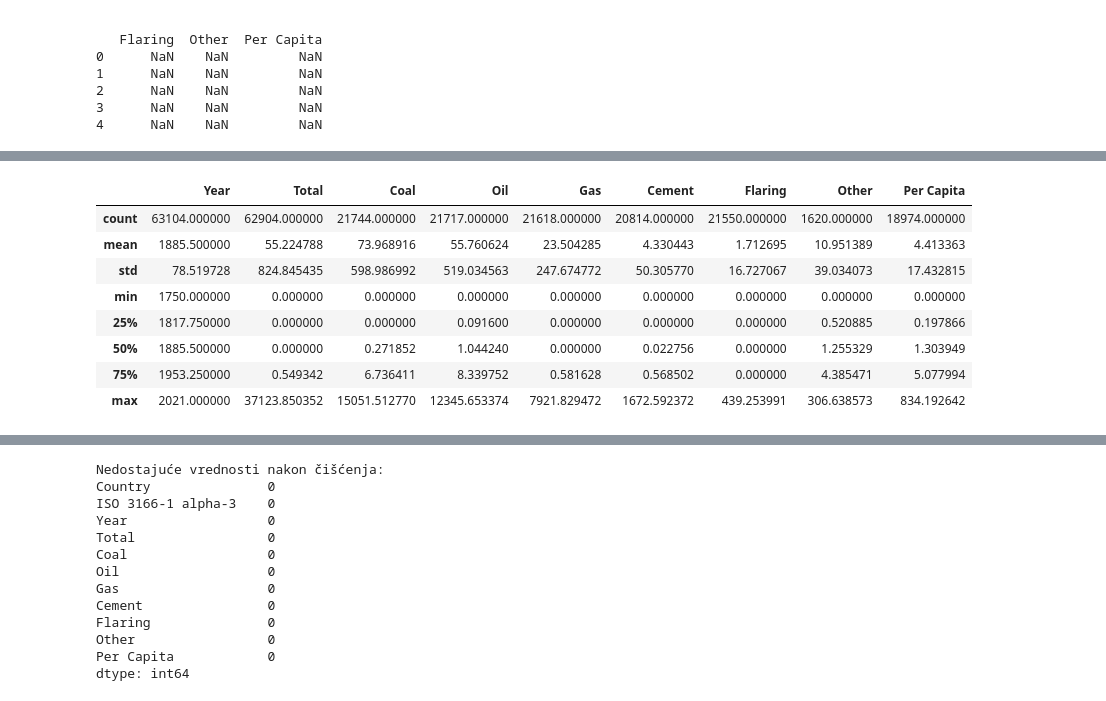
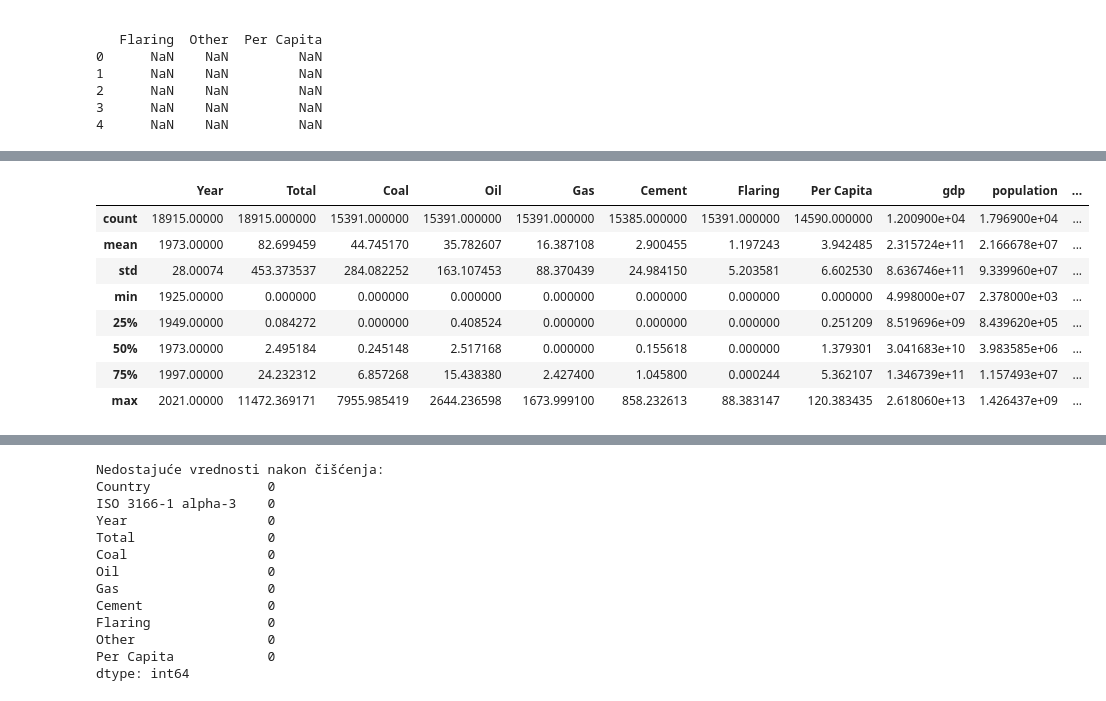
Before and after one commit to tamaracvijan/zagadjenje-vazduha, a Jupyter notebook: analiza1.ipynb, the cells around one changed output, grey strips where cells are left out. Cells and saved outputs as stored; diff of their text form; code cells hidden in the pictures.

Commit message:
Promena kategorickih u numericke, sredjivanje nedostajucih vrednosti

```diff
--- a/analiza1.ipynb
+++ b/analiza1.ipynb
@@ -24,0 +72,4 @@ print(df.head())  # prvih 5 redova
+# %%
+df_1925 = df_1925.drop(columns=['Other'])
+print(df_1925.shape)
+print(df_1925.columns.tolist())
@@ -24,0 +142,10 @@ print(df.head())  # prvih 5 redova
+# %%
+# Ukloni duplirane kolone
+df_merged = df_merged.drop(columns=['country', 'year'])
+
+print(f"Originalni dataset: {df_1925.shape}")
+print(f"Nakon spajanja: {df_merged.shape}")
+print(f"\nMissing vrednosti novih kolona:")
+print(df_merged[['gdp', 'population', 'energy_per_capita',
+                  'primary_energy_consumption', 'co2_per_gdp',
+                  'methane', 'nitrous_oxide']].isnull().sum())
@@ -24,0 +169,29 @@ print(df.head())  # prvih 5 redova
+# %%
+nije_drzava = [
+
+    'Global', 'International Transport', 'Kuwaiti Oil Fires',
+
+
+    'French Equatorial Africa', 'French West Africa',
+    'Leeward Islands', 'Ryukyu Islands',
+    'St. Kitts-Nevis-Anguilla',
+    'Panama Canal Zone',
+
+
+    'Anguilla', 'Antarctica', 'Bermuda',
+    'Bonaire, Saint Eustatius and Saba', 'British Virgin Islands',
+    'Christmas Island', 'Cook Islands', 'Curaçao',
+    'Faeroe Islands', 'French Guiana', 'French Polynesia',
+    'Greenland', 'Guadeloupe', 'Hong Kong', 'Macao',
+    'Martinique', 'Mayotte', 'Montserrat', 'New Caledonia',
+    'Niue', 'Puerto Rico', 'Réunion', 'Saint Helena',
+    'Saint Pierre and Miquelon', 'Sint Maarten (Dutch part)',
+    'Taiwan',
+    'Turks and Caicos Islands', 'Wallis and Futuna Islands',
+]
+
+df_clean = df_merged[~df_merged['Country'].isin(nije_drzava)]
+
+print(f"Pre: {df_merged['Country'].nunique()} entiteta")
+print(f"Posle: {df_clean['Country'].nunique()} entiteta")
+print(f"Ukupno redova: {df_clean.shape}")
@@ -25,15 +256,15 @@ print(df.head())  # prvih 5 redova
 # %%
 #Deskriptivna statistika
-df.describe()
+df_clean.describe()
 # %% [output]
-|  | Year | Total | Coal | Oil | Gas | Cement | Flaring | Other | Per Capita |
-| count | 63104.000000 | 62904.000000 | 21744.000000 | 21717.000000 | 21618.000000 | 20814.000000 | 21550.000000 | 1620.000000 | 18974.000000 |
-| mean | 1885.500000 | 55.224788 | 73.968916 | 55.760624 | 23.504285 | 4.330443 | 1.712695 | 10.951389 | 4.413363 |
-| std | 78.519728 | 824.845435 | 598.986992 | 519.034563 | 247.674772 | 50.305770 | 16.727067 | 39.034073 | 17.432815 |
-| min | 1750.000000 | 0.000000 | 0.000000 | 0.000000 | 0.000000 | 0.000000 | 0.000000 | 0.000000 | 0.000000 |
-| 25% | 1817.750000 | 0.000000 | 0.000000 | 0.091600 | 0.000000 | 0.000000 | 0.000000 | 0.520885 | 0.197866 |
-| 50% | 1885.500000 | 0.000000 | 0.271852 | 1.044240 | 0.000000 | 0.022756 | 0.000000 | 1.255329 | 1.303949 |
-| 75% | 1953.250000 | 0.549342 | 6.736411 | 8.339752 | 0.581628 | 0.568502 | 0.000000 | 4.385471 | 5.077994 |
-| max | 2021.000000 | 37123.850352 | 15051.512770 | 12345.653374 | 7921.829472 | 1672.592372 | 439.253991 | 306.638573 | 834.192642 |
+|  | Year | Total | Coal | Oil | Gas | Cement | Flaring | Per Capita | gdp | population | ... |
+| count | 18915.00000 | 18915.000000 | 15391.000000 | 15391.000000 | 15391.000000 | 15385.000000 | 15391.000000 | 14590.000000 | 1.200900e+04 | 1.796900e+04 | ... |
+| mean | 1973.00000 | 82.699459 | 44.745170 | 35.782607 | 16.387108 | 2.900455 | 1.197243 | 3.942485 | 2.315724e+11 | 2.166678e+07 | ... |
+| std | 28.00074 | 453.373537 | 284.082252 | 163.107453 | 88.370439 | 24.984150 | 5.203581 | 6.602530 | 8.636746e+11 | 9.339960e+07 | ... |
+| min | 1925.00000 | 0.000000 | 0.000000 | 0.000000 | 0.000000 | 0.000000 | 0.000000 | 0.000000 | 4.998000e+07 | 2.378000e+03 | ... |
+| 25% | 1949.00000 | 0.084272 | 0.000000 | 0.408524 | 0.000000 | 0.000000 | 0.000000 | 0.251209 | 8.519696e+09 | 8.439620e+05 | ... |
+| 50% | 1973.00000 | 2.495184 | 0.245148 | 2.517168 | 0.000000 | 0.155618 | 0.000000 | 1.379301 | 3.041683e+10 | 3.983585e+06 | ... |
+| 75% | 1997.00000 | 24.232312 | 6.857268 | 15.438380 | 2.427400 | 1.045800 | 0.000244 | 5.362107 | 1.346739e+11 | 1.157493e+07 | ... |
+| max | 2021.00000 | 11472.369171 | 7955.985419 | 2644.236598 | 1673.999100 | 858.232613 | 88.383147 | 120.383435 | 2.618060e+13 | 1.426437e+09 | ... |
 # %%
 #Osnovne informacije o datasetu
```
Also changed, not shown: parts of 43 cells of this notebook.
